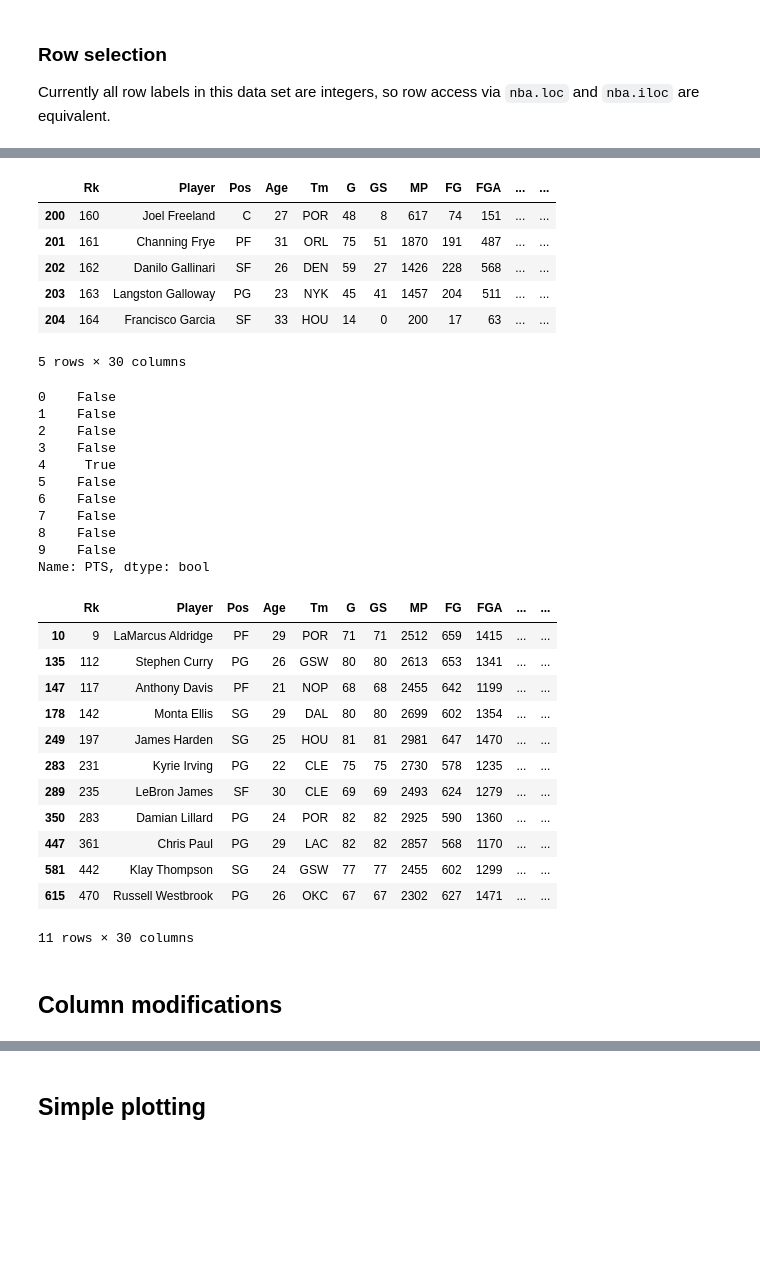
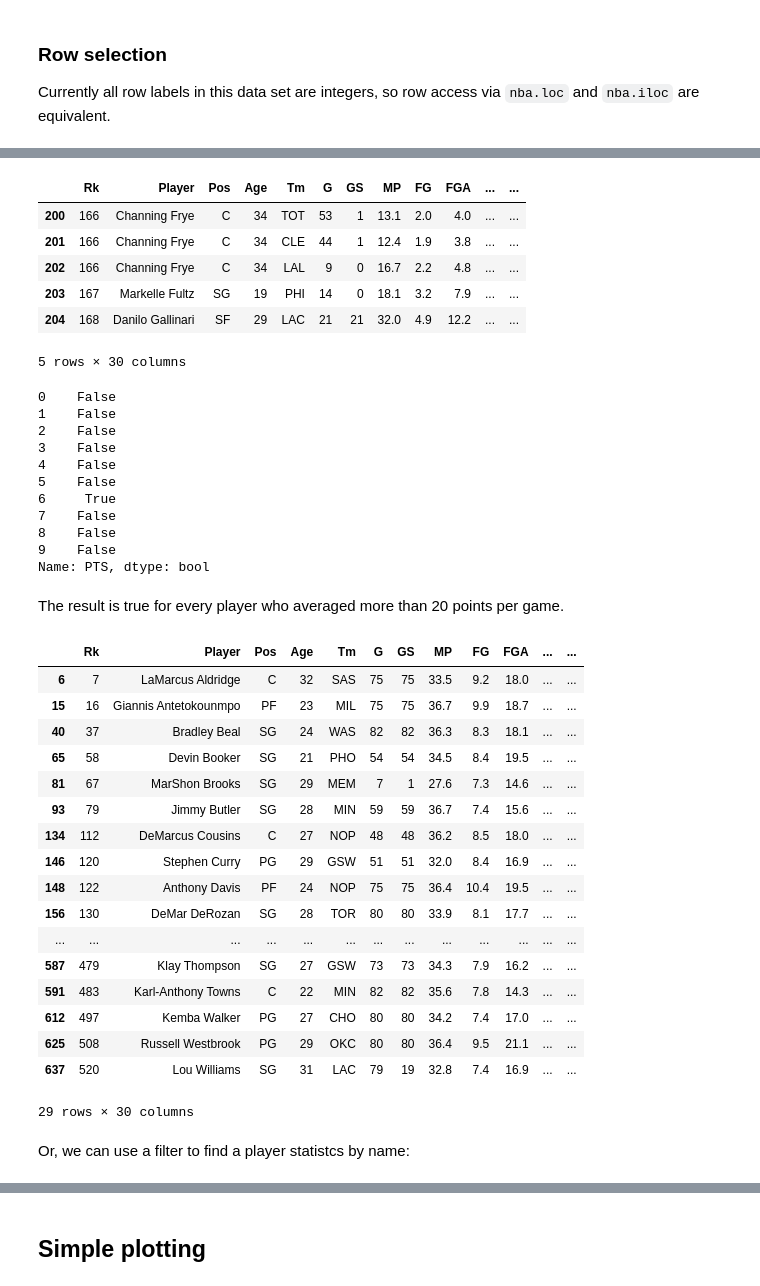
Before and after one commit to CME211/notes, a Jupyter notebook: lecture-08/0-pandas-example.ipynb, the cells around one changed output, grey strips where cells are left out. Drawn from its saved outputs; the diff is of its cells as text; code cells hidden in the pictures; blank space fills up the shorter version.

```diff
--- a/lecture-08/0-pandas-example.ipynb
+++ b/lecture-08/0-pandas-example.ipynb
@@ -65,7 +70,7 @@ Specifically, it is very easy to load data from MS Excel files
 
 We have some basketball data from: <http://www.basketball-reference.com/>
 # %%
-nba = pd.read_csv("nba-2015.csv")
+nba = pd.read_csv("nba-2018.csv")
 # %% [markdown]
 Let's inspect the data with the `head` method:
 # %%
@@ -237,43 +273,51 @@ Name: 100, dtype: object
 nba[200:205]
 # %% [output]
 |  | Rk | Player | Pos | Age | Tm | G | GS | MP | FG | FGA | ... | ... |
-| 200 | 160 | Joel Freeland | C | 27 | POR | 48 | 8 | 617 | 74 | 151 | ... | ... |
-| 201 | 161 | Channing Frye | PF | 31 | ORL | 75 | 51 | 1870 | 191 | 487 | ... | ... |
-| 202 | 162 | Danilo Gallinari | SF | 26 | DEN | 59 | 27 | 1426 | 228 | 568 | ... | ... |
-| 203 | 163 | Langston Galloway | PG | 23 | NYK | 45 | 41 | 1457 | 204 | 511 | ... | ... |
-| 204 | 164 | Francisco Garcia | SF | 33 | HOU | 14 | 0 | 200 | 17 | 63 | ... | ... |
+| 200 | 166 | Channing Frye | C | 34 | TOT | 53 | 1 | 13.1 | 2.0 | 4.0 | ... | ... |
+| 201 | 166 | Channing Frye | C | 34 | CLE | 44 | 1 | 12.4 | 1.9 | 3.8 | ... | ... |
+| 202 | 166 | Channing Frye | C | 34 | LAL | 9 | 0 | 16.7 | 2.2 | 4.8 | ... | ... |
+| 203 | 167 | Markelle Fultz | SG | 19 | PHI | 14 | 0 | 18.1 | 3.2 | 7.9 | ... | ... |
+| 204 | 168 | Danilo Gallinari | SF | 29 | LAC | 21 | 21 | 32.0 | 4.9 | 12.2 | ... | ... |
 5 rows × 30 columns
 # %%
 # we can compute a boolean series with python inequality operators
-(nba['PTS'] >= 1000).head(10)
+(nba['PTS'] >= 20).head(10)
 # %% [output]
 0    False
 1    False
 2    False
 3    False
-4     True
+4    False
 5    False
-6    False
+6     True
 7    False
 8    False
 9    False
 Name: PTS, dtype: bool
+# %% [markdown]
+The result is true for every player who averaged more than 20 points
+per game.
 # %%
 # we can select all rows that pass a filter
-nba[nba['PTS'] >= 1500]
+nba[nba['PTS'] >= 20]
 # %% [output]
 |  | Rk | Player | Pos | Age | Tm | G | GS | MP | FG | FGA | ... | ... |
-| 10 | 9 | LaMarcus Aldridge | PF | 29 | POR | 71 | 71 | 2512 | 659 | 1415 | ... | ... |
-| 135 | 112 | Stephen Curry | PG | 26 | GSW | 80 | 80 | 2613 | 653 | 1341 | ... | ... |
-| 147 | 117 | Anthony Davis | PF | 21 | NOP | 68 | 68 | 2455 | 642 | 1199 | ... | ... |
-| 178 | 142 | Monta Ellis | SG | 29 | DAL | 80 | 80 | 2699 | 602 | 1354 | ... | ... |
-| 249 | 197 | James Harden | SG | 25 | HOU | 81 | 81 | 2981 | 647 | 1470 | ... | ... |
-| 283 | 231 | Kyrie Irving | PG | 22 | CLE | 75 | 75 | 2730 | 578 | 1235 | ... | ... |
-| 289 | 235 | LeBron James | SF | 30 | CLE | 69 | 69 | 2493 | 624 | 1279 | ... | ... |
-| 350 | 283 | Damian Lillard | PG | 24 | POR | 82 | 82 | 2925 | 590 | 1360 | ... | ... |
-| 447 | 361 | Chris Paul | PG | 29 | LAC | 82 | 82 | 2857 | 568 | 1170 | ... | ... |
-| 581 | 442 | Klay Thompson | SG | 24 | GSW | 77 | 77 | 2455 | 602 | 1299 | ... | ... |
-| 615 | 470 | Russell Westbrook | PG | 26 | OKC | 67 | 67 | 2302 | 627 | 1471 | ... | ... |
+| 6 | 7 | LaMarcus Aldridge | C | 32 | SAS | 75 | 75 | 33.5 | 9.2 | 18.0 | ... | ... |
+| 15 | 16 | Giannis Antetokounmpo | PF | 23 | MIL | 75 | 75 | 36.7 | 9.9 | 18.7 | ... | ... |
+| 40 | 37 | Bradley Beal | SG | 24 | WAS | 82 | 82 | 36.3 | 8.3 | 18.1 | ... | ... |
+| 65 | 58 | Devin Booker | SG | 21 | PHO | 54 | 54 | 34.5 | 8.4 | 19.5 | ... | ... |
+| 81 | 67 | MarShon Brooks | SG | 29 | MEM | 7 | 1 | 27.6 | 7.3 | 14.6 | ... | ... |
+| 93 | 79 | Jimmy Butler | SG | 28 | MIN | 59 | 59 | 36.7 | 7.4 | 15.6 | ... | ... |
+| 134 | 112 | DeMarcus Cousins | C | 27 | NOP | 48 | 48 | 36.2 | 8.5 | 18.0 | ... | ... |
+| 146 | 120 | Stephen Curry | PG | 29 | GSW | 51 | 51 | 32.0 | 8.4 | 16.9 | ... | ... |
+| 148 | 122 | Anthony Davis | PF | 24 | NOP | 75 | 75 | 36.4 | 10.4 | 19.5 | ... | ... |
+| 156 | 130 | DeMar DeRozan | SG | 28 | TOR | 80 | 80 | 33.9 | 8.1 | 17.7 | ... | ... |
+| ... | ... | ... | ... | ... | ... | ... | ... | ... | ... | ... | ... | ... |
+| 587 | 479 | Klay Thompson | SG | 27 | GSW | 73 | 73 | 34.3 | 7.9 | 16.2 | ... | ... |
+| 591 | 483 | Karl-Anthony Towns | C | 22 | MIN | 82 | 82 | 35.6 | 7.8 | 14.3 | ... | ... |
+| 612 | 497 | Kemba Walker | PG | 27 | CHO | 80 | 80 | 34.2 | 7.4 | 17.0 | ... | ... |
+| 625 | 508 | Russell Westbrook | PG | 29 | OKC | 80 | 80 | 36.4 | 9.5 | 21.1 | ... | ... |
+| 637 | 520 | Lou Williams | SG | 31 | LAC | 79 | 19 | 32.8 | 7.4 | 16.9 | ... | ... |
-11 rows × 30 columns
+29 rows × 30 columns
-# %% [markdown]
-## Column modifications
+# %% [markdown]
+Or, we can use a filter to find a player statistcs by name:
```
Also changed, not shown: parts of 36 cells of this notebook, 4 other files.
